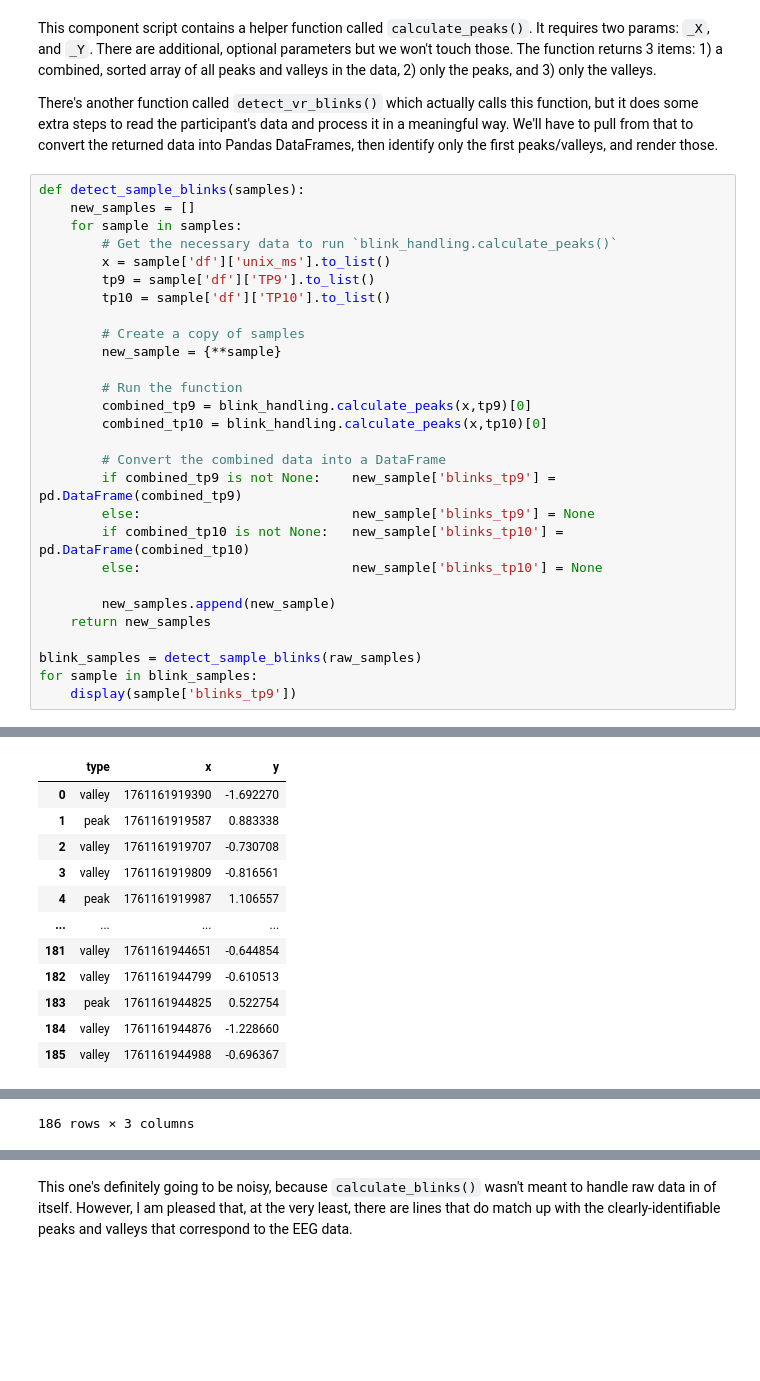
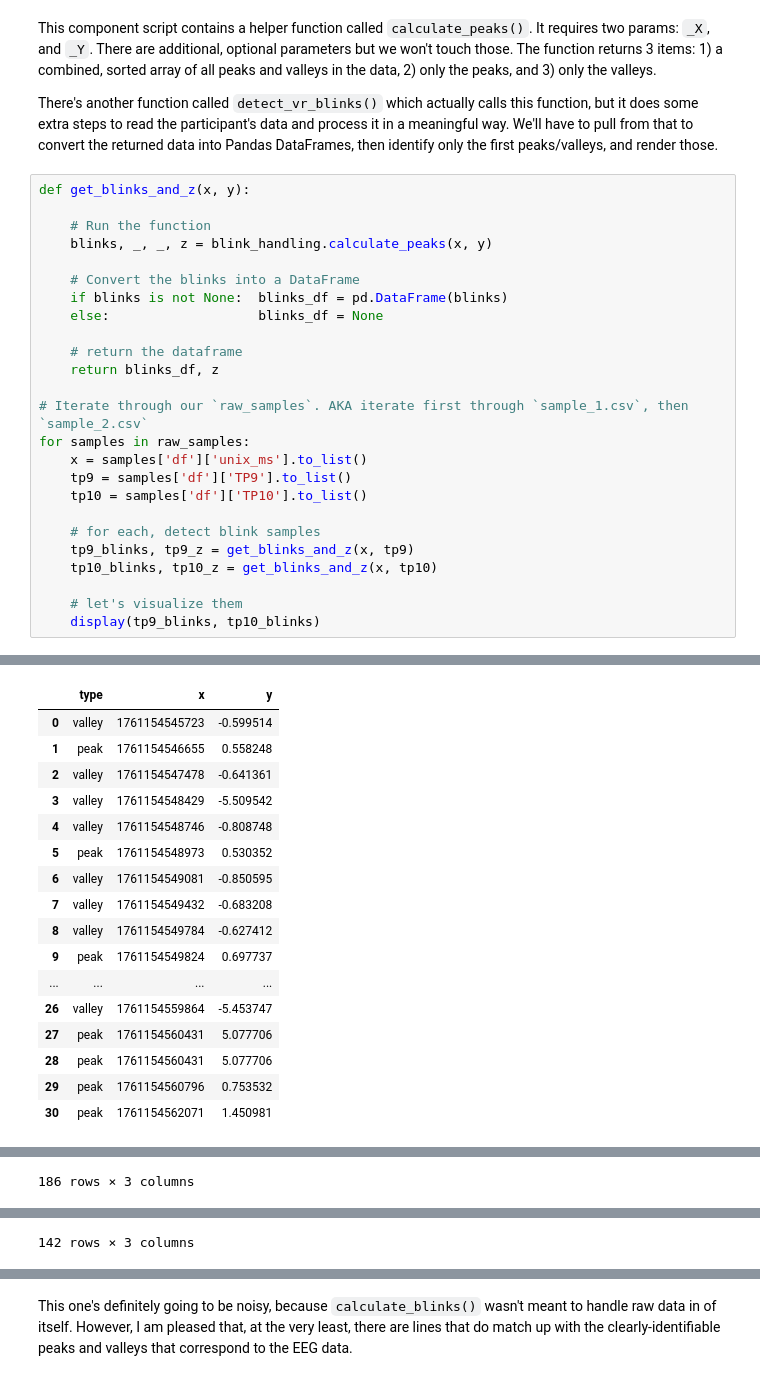
Before and after one commit to SimpleDevs-Research/eeg_blink_calibration, a Jupyter notebook: src/3.eeg_blink_signals.ipynb, the cells around one changed output, grey strips where cells are left out. Cells and saved outputs as stored; diff of their text form; blank space fills up the shorter version.

```diff
--- a/src/3.eeg_blink_signals.ipynb
+++ b/src/3.eeg_blink_signals.ipynb
@@ -254,60 +254,62 @@ This component script contains a helper function called `calculate_peaks()`. It
 
 There's another function called `detect_vr_blinks()` which actually calls this function, but it does some extra steps to read the participant's data and process it in a meaningful way. We'll have to pull from that to convert the returned data into Pandas DataFrames, then identify only the first peaks/valleys, and render those.
 # %%
-def detect_sample_blinks(samples):
-    new_samples = []
-    for sample in samples:
-        # Get the necessary data to run `blink_handling.calculate_peaks()`
-        x = sample['df']['unix_ms'].to_list()
-        tp9 = sample['df']['TP9'].to_list()
-        tp10 = sample['df']['TP10'].to_list()
+def get_blinks_and_z(x, y):
 
-        # Create a copy of samples
-        new_sample = {**sample}
+    # Run the function
+    blinks, _, _, z = blink_handling.calculate_peaks(x, y)
 
-        # Run the function
-        combined_tp9 = blink_handling.calculate_peaks(x,tp9)[0]
-        combined_tp10 = blink_handling.calculate_peaks(x,tp10)[0]
+    # Convert the blinks into a DataFrame
+    if blinks is not None:  blinks_df = pd.DataFrame(blinks)
+    else:                   blinks_df = None
 
-        # Convert the combined data into a DataFrame
-        if combined_tp9 is not None:    new_sample['blinks_tp9'] = pd.DataFrame(combined_tp9)
-        else:                           new_sample['blinks_tp9'] = None
-        if combined_tp10 is not None:   new_sample['blinks_tp10'] = pd.DataFrame(combined_tp10)
-        else:                           new_sample['blinks_tp10'] = None
+    # return the dataframe
+    return blinks_df, z
 
-        new_samples.append(new_sample)
-    return new_samples
+# Iterate through our `raw_samples`. AKA iterate first through `sample_1.csv`, then `sample_2.csv`
+for samples in raw_samples:
+    x = samples['df']['unix_ms'].to_list()
+    tp9 = samples['df']['TP9'].to_list()
+    tp10 = samples['df']['TP10'].to_list()
 
-blink_samples = detect_sample_blinks(raw_samples)
-for sample in blink_samples:
-    display(sample['blinks_tp9'])
+    # for each, detect blink samples
+    tp9_blinks, tp9_z = get_blinks_and_z(x, tp9)
+    tp10_blinks, tp10_z = get_blinks_and_z(x, tp10)
+
+    # let's visualize them
+    display(tp9_blinks, tp10_blinks)
 # %% [output]
 |  | type | x | y |
 | 0 | valley | 1761154545068 | -0.812935 |
 | 1 | peak | 1761154545411 | 0.682549 |
 | 2 | valley | 1761154545695 | -0.636196 |
 | 3 | peak | 1761154546653 | 0.709738 |
 | 4 | valley | 1761154546955 | -0.595410 |
 | 5 | peak | 1761154547424 | 0.505810 |
 | 6 | valley | 1761154547477 | -0.962484 |
 | 7 | valley | 1761154548286 | -0.785745 |
 | 8 | peak | 1761154548364 | 0.505810 |
 | 9 | valley | 1761154548429 | -5.516915 |
 | ... | ... | ... | ... |
 | 55 | valley | 1761154561574 | -0.622602 |
 | 56 | peak | 1761154561729 | 0.750524 |
 | 57 | valley | 1761154561917 | -0.554625 |
 | 58 | peak | 1761154562007 | 1.212766 |
 | 59 | peak | 1761154562403 | 1.212766 |
 |  | type | x | y |
-| 0 | valley | 1761161919390 | -1.692270 |
-| 1 | peak | 1761161919587 | 0.883338 |
-| 2 | valley | 1761161919707 | -0.730708 |
-| 3 | valley | 1761161919809 | -0.816561 |
-| 4 | peak | 1761161919987 | 1.106557 |
+| 0 | valley | 1761154545723 | -0.599514 |
+| 1 | peak | 1761154546655 | 0.558248 |
+| 2 | valley | 1761154547478 | -0.641361 |
+| 3 | valley | 1761154548429 | -5.509542 |
+| 4 | valley | 1761154548746 | -0.808748 |
+| 5 | peak | 1761154548973 | 0.530352 |
+| 6 | valley | 1761154549081 | -0.850595 |
+| 7 | valley | 1761154549432 | -0.683208 |
+| 8 | valley | 1761154549784 | -0.627412 |
+| 9 | peak | 1761154549824 | 0.697737 |
 | ... | ... | ... | ... |
-| 181 | valley | 1761161944651 | -0.644854 |
-| 182 | valley | 1761161944799 | -0.610513 |
-| 183 | peak | 1761161944825 | 0.522754 |
-| 184 | valley | 1761161944876 | -1.228660 |
-| 185 | valley | 1761161944988 | -0.696367 |
+| 26 | valley | 1761154559864 | -5.453747 |
+| 27 | peak | 1761154560431 | 5.077706 |
+| 28 | peak | 1761154560431 | 5.077706 |
+| 29 | peak | 1761154560796 | 0.753532 |
+| 30 | peak | 1761154562071 | 1.450981 |
@@ -315,3 +341,4 @@ for sample in blink_samples:
+142 rows × 3 columns
 # %%
 # since we already provided `generate_figure()` above, we just need to make sure that we create a helper function to connect `interact()` with `generate_figure()`
 def update_plot(wl=100, poly=3, mode='nearest'):
```
Also changed, not shown: parts of 25 cells of this notebook, 18 other files.
